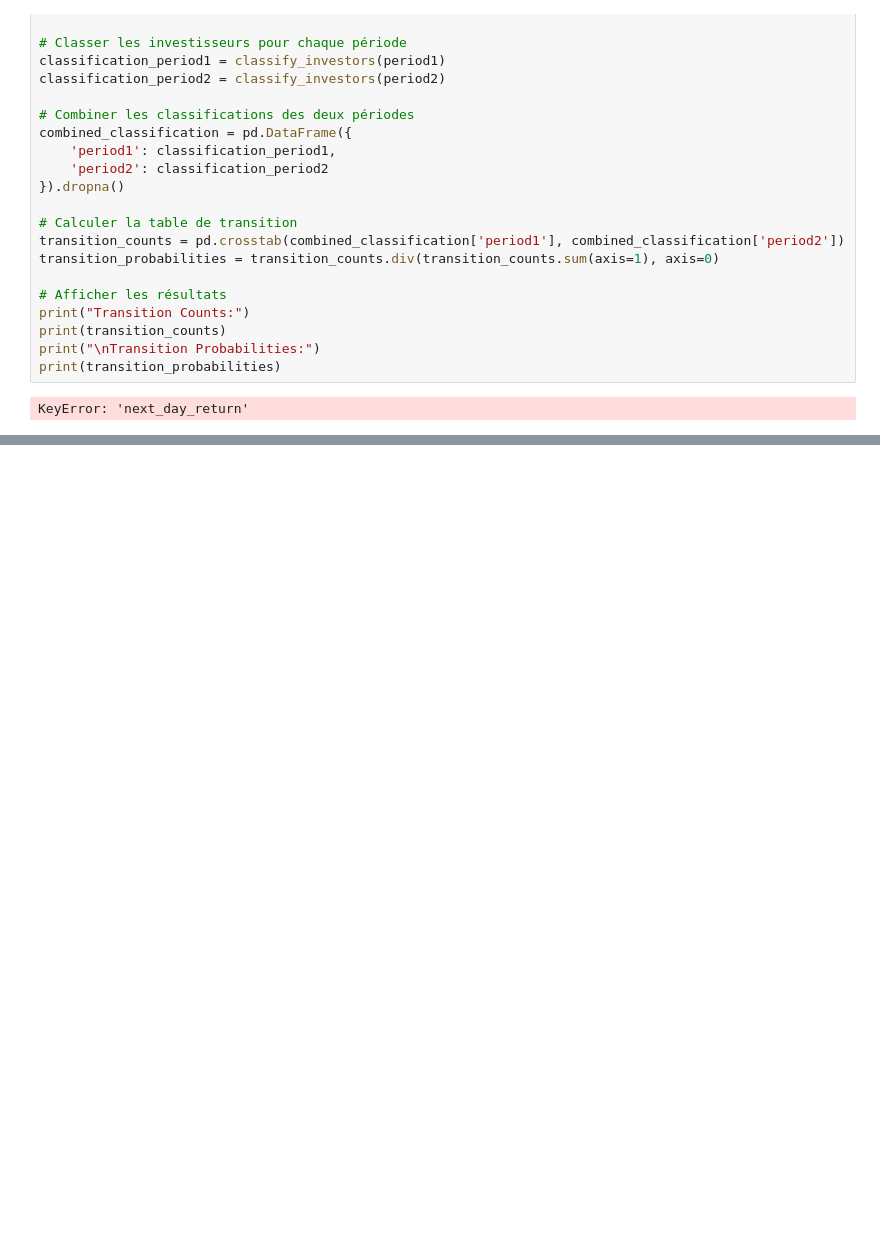
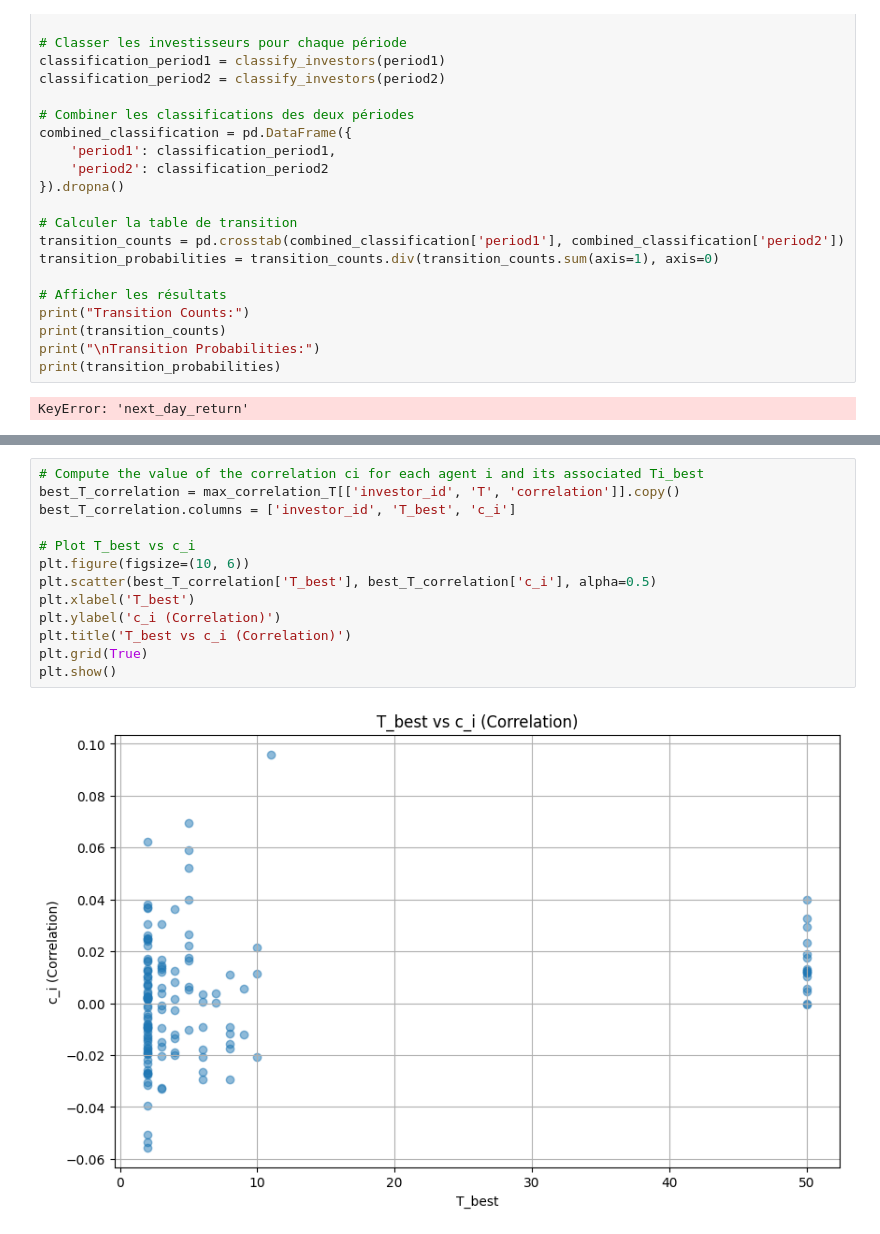
Before and after one commit to GhilesKemiche/ABM-Calibration, a Jupyter notebook: behaviour.ipynb, the cells around one changed output, grey strips where cells are left out. Drawn from its saved outputs; the diff is of its cells as text; blank space fills up the shorter version.

```diff
--- a/behaviour.ipynb
+++ b/behaviour.ipynb
@@ -204,0 +270,15 @@ KeyError: 'next_day_return'
+# %%
+# Compute the value of the correlation ci for each agent i and its associated Ti_best
+best_T_correlation = max_correlation_T[['investor_id', 'T', 'correlation']].copy()
+best_T_correlation.columns = ['investor_id', 'T_best', 'c_i']
+
+# Plot T_best vs c_i
+plt.figure(figsize=(10, 6))
+plt.scatter(best_T_correlation['T_best'], best_T_correlation['c_i'], alpha=0.5)
+plt.xlabel('T_best')
+plt.ylabel('c_i (Correlation)')
+plt.title('T_best vs c_i (Correlation)')
+plt.grid(True)
+plt.show()
+# %% [output]
+[figure, added]
```
Also changed, not shown: parts of 6 cells of this notebook, 1 other file.
